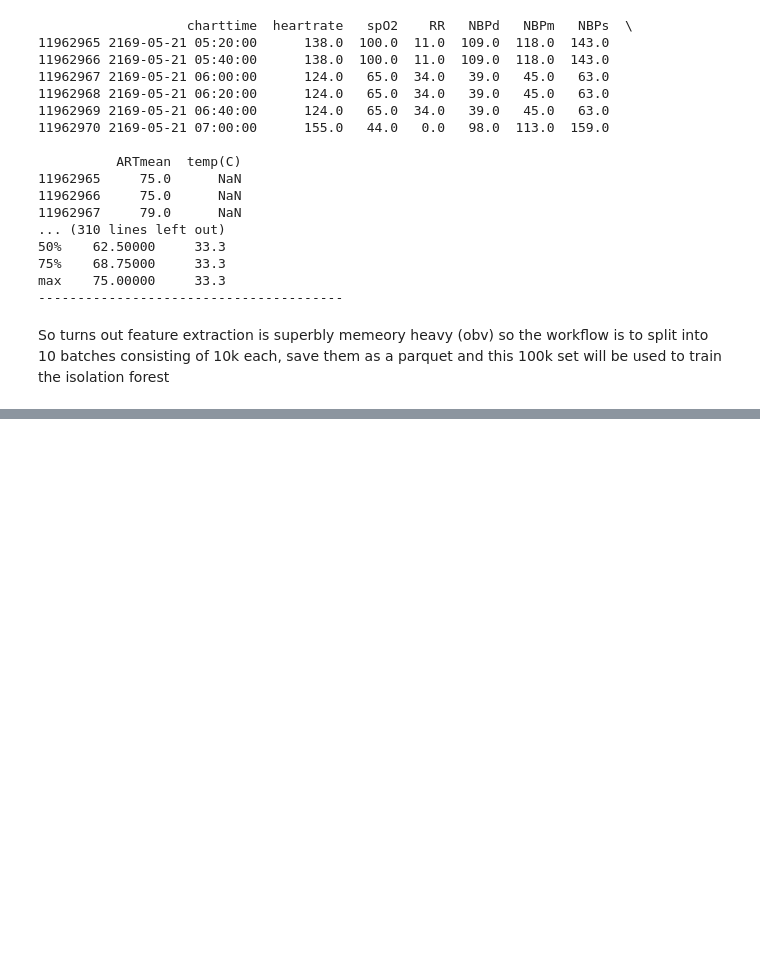
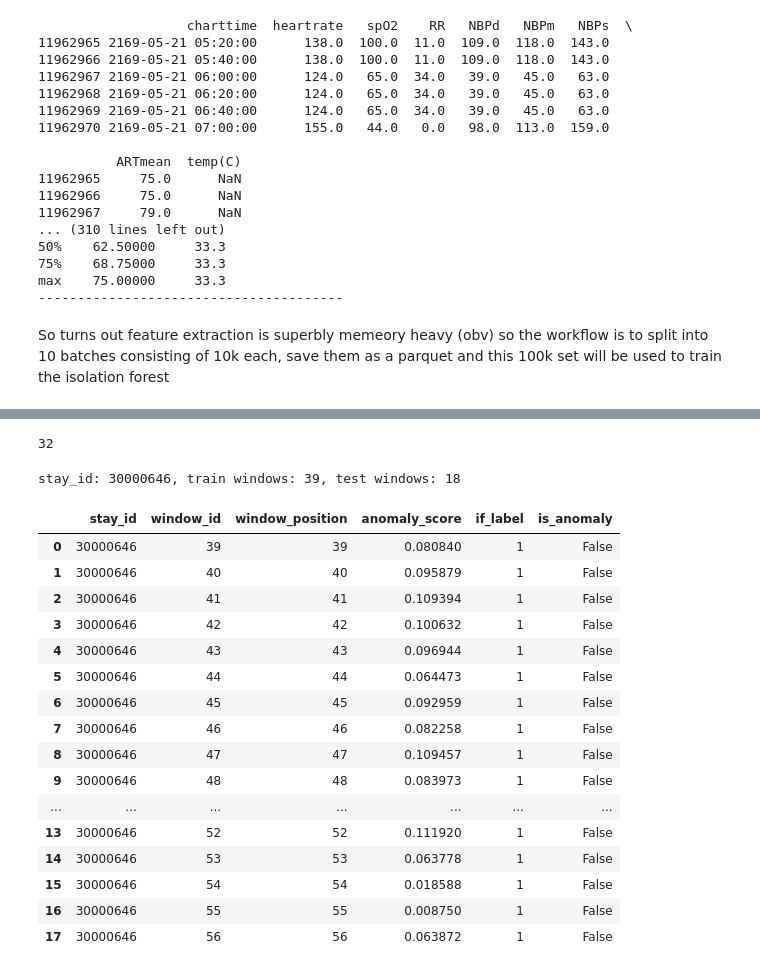
Before and after one commit to pranavv2707/ICU, a Jupyter notebook: notebooks/preprocessing.ipynb, the cells around one changed output, grey strips where cells are left out. Cells and saved outputs as stored; diff of their text form; code cells hidden in the pictures; blank space fills up the shorter version.

```diff
--- a/notebooks/preprocessing.ipynb
+++ b/notebooks/preprocessing.ipynb
@@ -1327,0 +1050,4 @@ dtype: float64
+# %%
+feature_df["window_position"] = feature_df.groupby("stay_id").cumcount()
+# %%
+feature_df["n_windows"] = feature_df.groupby("stay_id")["window_id"].transform("size")
@@ -1327,0 +1096,7 @@ dtype: float64
+# %%
+exclude_cols = ["stay_id", "window_id", "window_position", "split_flag"]
+feature_columns = [c for c in feature_df.columns if c not in exclude_cols]
+
+print(len(feature_columns))
+# %% [output]
+32
@@ -1327,0 +1108,56 @@ dtype: float64
+# %%
+
+test_stay_id = personal_iso_ids[0]
+patient_df = feature_df[feature_df["stay_id"] == test_stay_id].sort_values("window_position")
+
+train = patient_df[patient_df["split_flag"] == -1]
+test = patient_df[patient_df["split_flag"] == 1]
+
+print(f"stay_id: {test_stay_id}, train windows: {len(train)}, test windows: {len(test)}")
+
+imputer = SimpleImputer(strategy="median")
+train_imputed = imputer.fit_transform(train[feature_columns])
+test_imputed = imputer.transform(test[feature_columns])
+
+scaler = StandardScaler()
+train_scaled = scaler.fit_transform(train_imputed)
+test_scaled = scaler.transform(test_imputed)
+# %% [output]
+stay_id: 30000646, train windows: 39, test windows: 18
+# %%
+# 4. Fit IsolationForest on train, score test
+model = IsolationForest(n_estimators=100, contamination=0.05, random_state=42, n_jobs=1)
+model.fit(train_scaled)
+
+if_label = model.predict(test_scaled)
+anomaly_score = model.decision_function(test_scaled)
+
+# 5. Save results
+pilot_results = pd.DataFrame({
+    "stay_id": test["stay_id"].values,
+    "window_id": test["window_id"].values,
+    "window_position": test["window_position"].values,
+    "anomaly_score": anomaly_score,
+    "if_label": if_label,
+    "is_anomaly": if_label == -1
+})
+
+pilot_results
+# %% [output]
+|  | stay_id | window_id | window_position | anomaly_score | if_label | is_anomaly |
+| 0 | 30000646 | 39 | 39 | 0.080840 | 1 | False |
+| 1 | 30000646 | 40 | 40 | 0.095879 | 1 | False |
+| 2 | 30000646 | 41 | 41 | 0.109394 | 1 | False |
+| 3 | 30000646 | 42 | 42 | 0.100632 | 1 | False |
+| 4 | 30000646 | 43 | 43 | 0.096944 | 1 | False |
+| 5 | 30000646 | 44 | 44 | 0.064473 | 1 | False |
+| 6 | 30000646 | 45 | 45 | 0.092959 | 1 | False |
+| 7 | 30000646 | 46 | 46 | 0.082258 | 1 | False |
+| 8 | 30000646 | 47 | 47 | 0.109457 | 1 | False |
+| 9 | 30000646 | 48 | 48 | 0.083973 | 1 | False |
+| ... | ... | ... | ... | ... | ... | ... |
+| 13 | 30000646 | 52 | 52 | 0.111920 | 1 | False |
+| 14 | 30000646 | 53 | 53 | 0.063778 | 1 | False |
+| 15 | 30000646 | 54 | 54 | 0.018588 | 1 | False |
+| 16 | 30000646 | 55 | 55 | 0.008750 | 1 | False |
+| 17 | 30000646 | 56 | 56 | 0.063872 | 1 | False |
```
Also changed, not shown: parts of 46 cells of this notebook.
